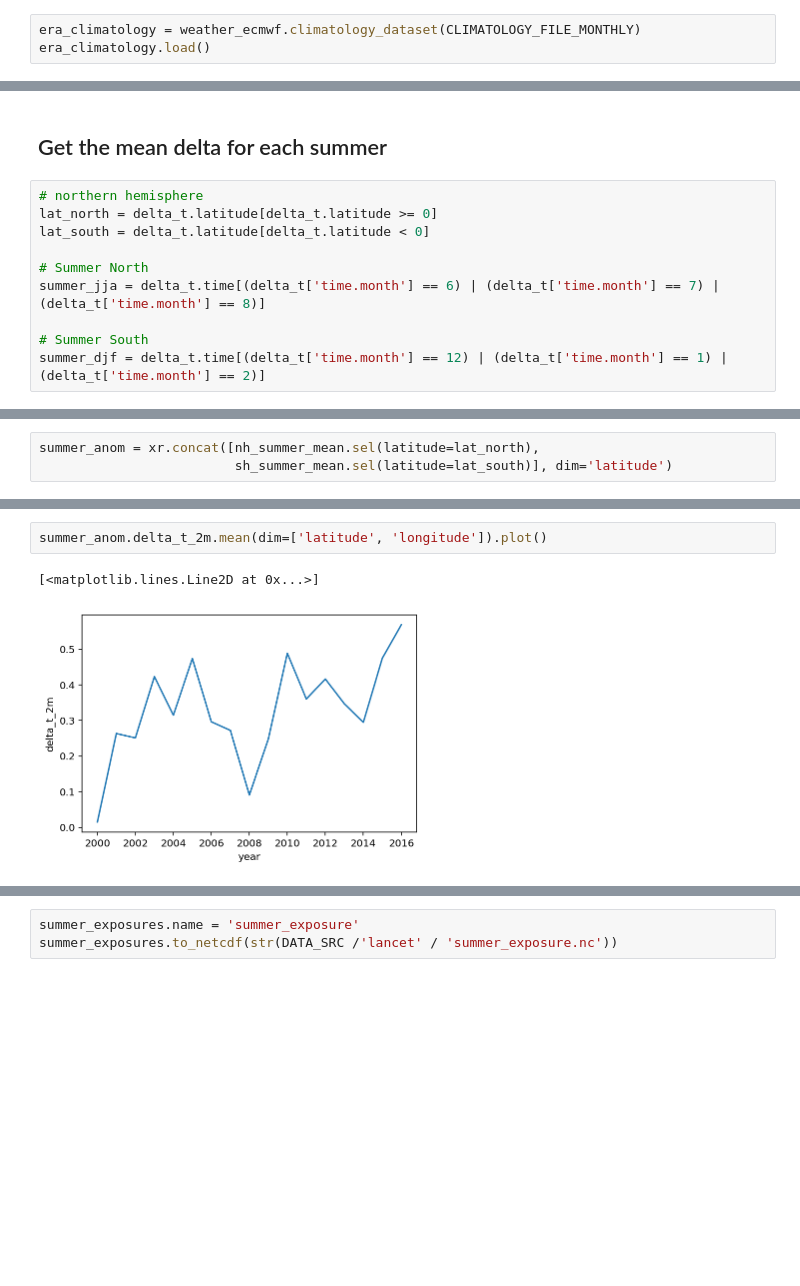
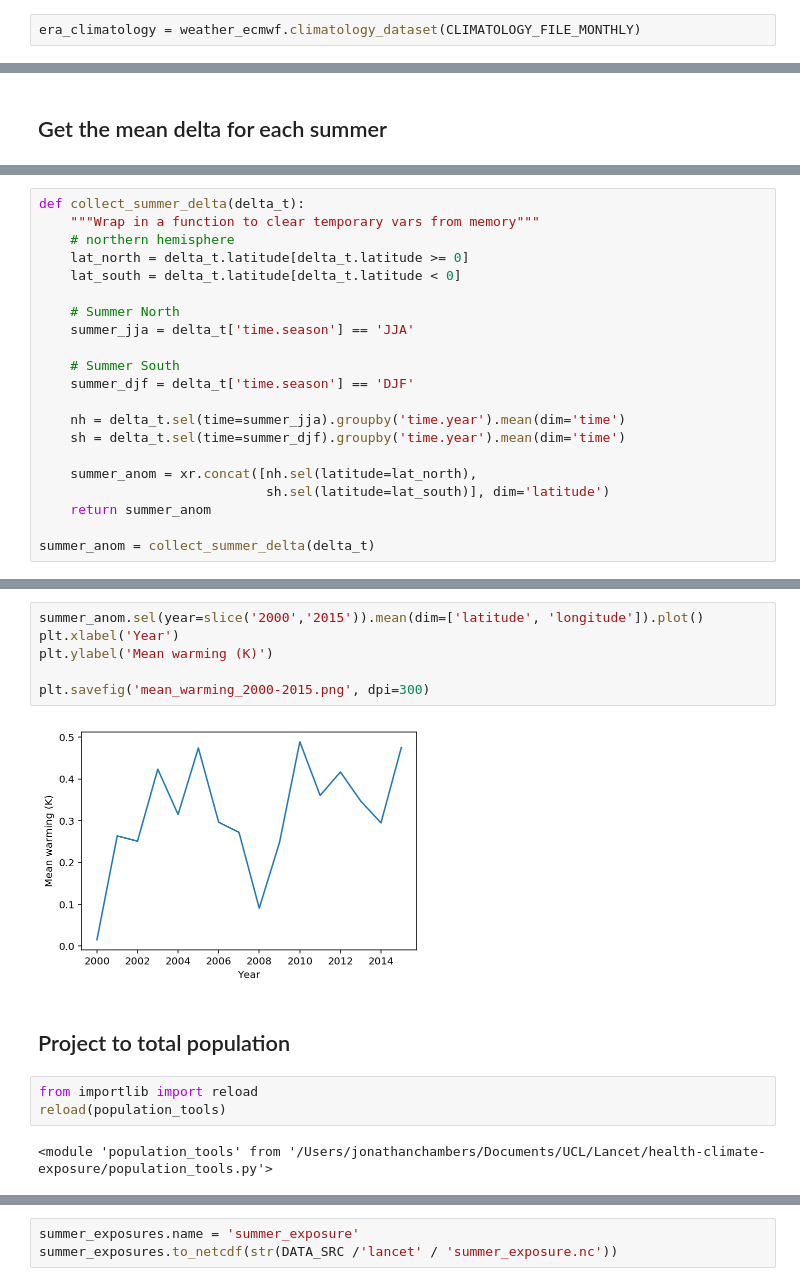
Before and after one commit to mangecoeur/health-climate-exposure, a Jupyter notebook: Temperature change exposure ERA.ipynb, the cells around one changed output, grey strips where cells are left out. Drawn from its saved outputs; the diff is of its cells as text; blank space fills up the shorter version.

```diff
--- a/Temperature change exposure ERA.ipynb
+++ b/Temperature change exposure ERA.ipynb
@@ -50,3 +124,2 @@ Attributes:
 # %%
 era_climatology = weather_ecmwf.climatology_dataset(CLIMATOLOGY_FILE_MONTHLY)
-era_climatology.load()
@@ -185,12 +150,2 @@ yr_dns_exposures.to_netcdf(str(DATA_SRC /'lancet' / 'year_mean_exposure_density.
 # %% [markdown]
 ## Get the mean delta for each summer
-# %%
-# northern hemisphere
-lat_north = delta_t.latitude[delta_t.latitude >= 0]
-lat_south = delta_t.latitude[delta_t.latitude < 0]
-
-# Summer North
-summer_jja = delta_t.time[(delta_t['time.month'] == 6) | (delta_t['time.month'] == 7) | (delta_t['time.month'] == 8)]
-
-# Summer South
-summer_djf = delta_t.time[(delta_t['time.month'] == 12) | (delta_t['time.month'] == 1) | (delta_t['time.month'] == 2)]
@@ -200,4 +152,22 @@ sh_summer_mean = delta_t.sel(time=summer_djf).groupby('time.year').mean(dim='tim
-# %%
-summer_anom = xr.concat([nh_summer_mean.sel(latitude=lat_north),
-                         sh_summer_mean.sel(latitude=lat_south)], dim='latitude')
+# %%
+def collect_summer_delta(delta_t):
+    """Wrap in a function to clear temporary vars from memory"""
+    # northern hemisphere
+    lat_north = delta_t.latitude[delta_t.latitude >= 0]
+    lat_south = delta_t.latitude[delta_t.latitude < 0]
+
+    # Summer North
+    summer_jja = delta_t['time.season'] == 'JJA'
+
+    # Summer South
+    summer_djf = delta_t['time.season'] == 'DJF'
+
+    nh = delta_t.sel(time=summer_jja).groupby('time.year').mean(dim='time')
+    sh = delta_t.sel(time=summer_djf).groupby('time.year').mean(dim='time')
+
+    summer_anom = xr.concat([nh.sel(latitude=lat_north),
+                             sh.sel(latitude=lat_south)], dim='latitude')
+    return summer_anom
+
+summer_anom = collect_summer_delta(delta_t)
 # %%
@@ -205,9 +175,19 @@ summer_anom.delta_t_2m.sel(year=2000).plot()
 # %% [output]
 <matplotlib.collections.QuadMesh at 0x...>
 [figure]
-# %%
-summer_anom.delta_t_2m.mean(dim=['latitude', 'longitude']).plot()
-# %% [output]
-[<matplotlib.lines.Line2D at 0x...>]
-[figure, removed]
+# %%
+summer_anom.sel(year=slice('2000','2015')).mean(dim=['latitude', 'longitude']).plot()
+plt.xlabel('Year')
+plt.ylabel('Mean warming (K)')
+
+plt.savefig('mean_warming_2000-2015.png', dpi=300)
+# %% [output]
+[figure, added]
+# %% [markdown]
+## Project to total population
+# %%
+from importlib import reload
+reload(population_tools)
+# %% [output]
+<module 'population_tools' from '/Users/jonathanchambers/Documents/UCL/Lancet/health-climate-exposure/population_tools.py'>
 # %%
```
Also changed, not shown: parts of 38 cells of this notebook, 3 other files.
